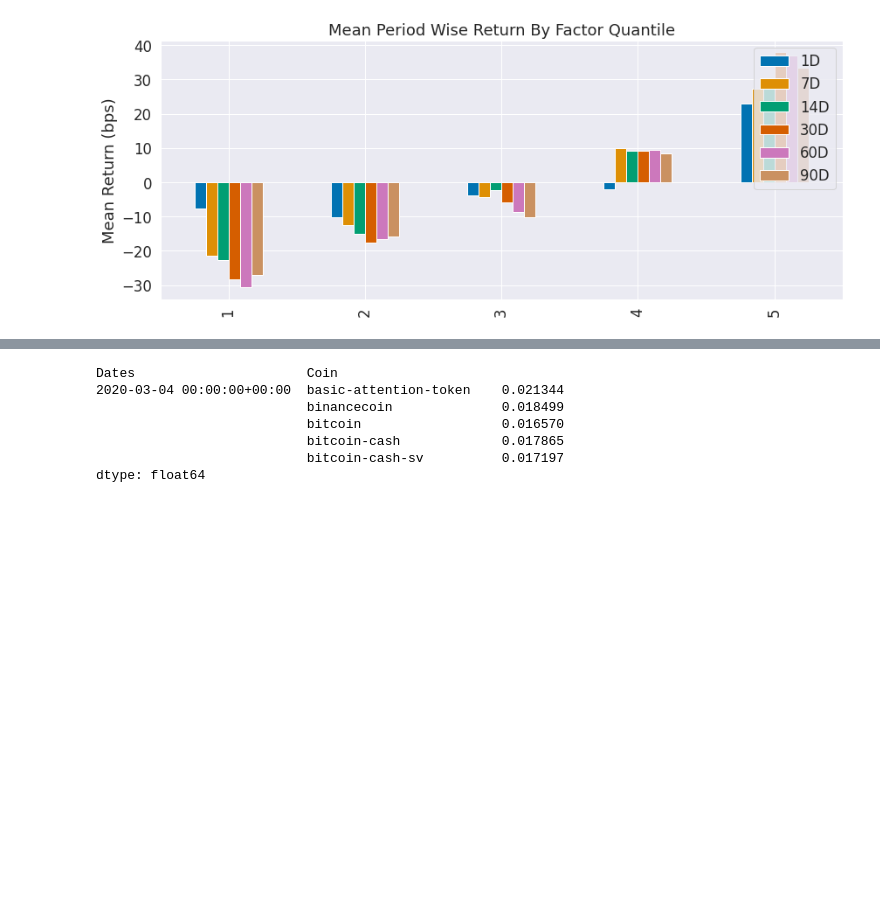
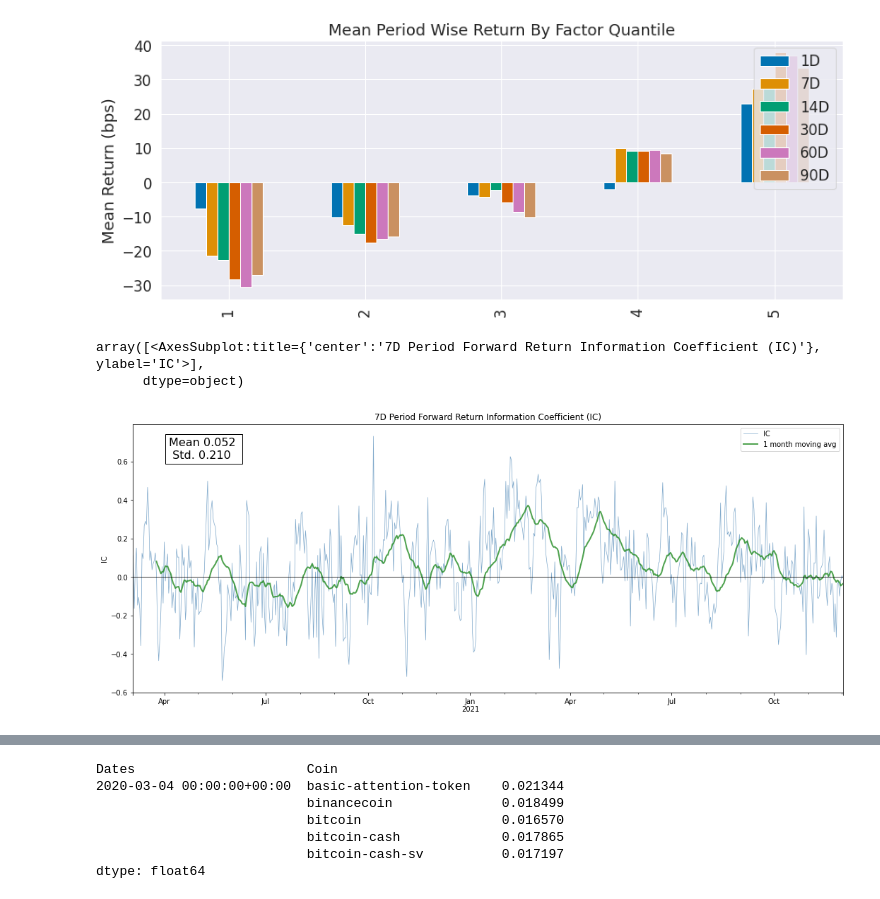
Before and after one commit to carlos-carlos/ML-Class-capstone-project, a Jupyter notebook: Step7_Alphalens_Evaluation.ipynb, the cells around one changed output, grey strips where cells are left out. Cells and saved outputs as stored; diff of their text form; code cells hidden in the pictures; blank space fills up the shorter version.

Commit message:
- added more IC and Quantile plots for a better picture of the predicted returns

```diff
--- a/Step7_Alphalens_Evaluation.ipynb
+++ b/Step7_Alphalens_Evaluation.ipynb
@@ -167,0 +176,7 @@ Turnover Analysis
+# %%
+ic = factor_information_coefficient(lr_factor_data)
+plot_ic_ts(ic[['7D']])
+# %% [output]
+array([<AxesSubplot:title={'center':'7D Period Forward Return Information Coefficient (IC)'}, ylabel='IC'>],
+      dtype=object)
+[figure, added]
```
Also changed, not shown: parts of 9 cells of this notebook.
